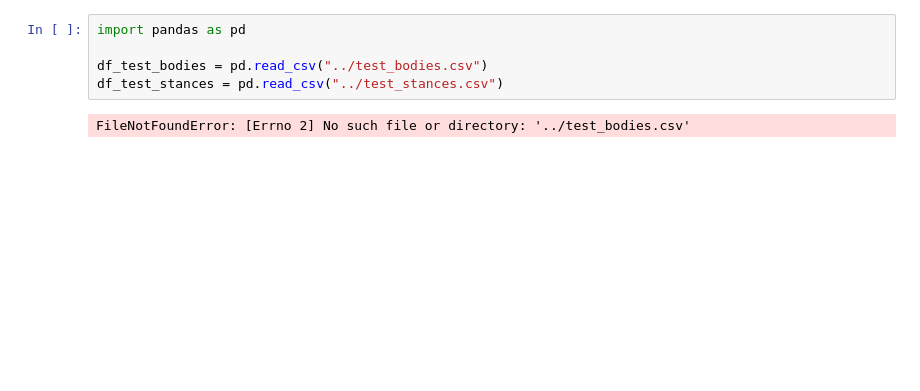
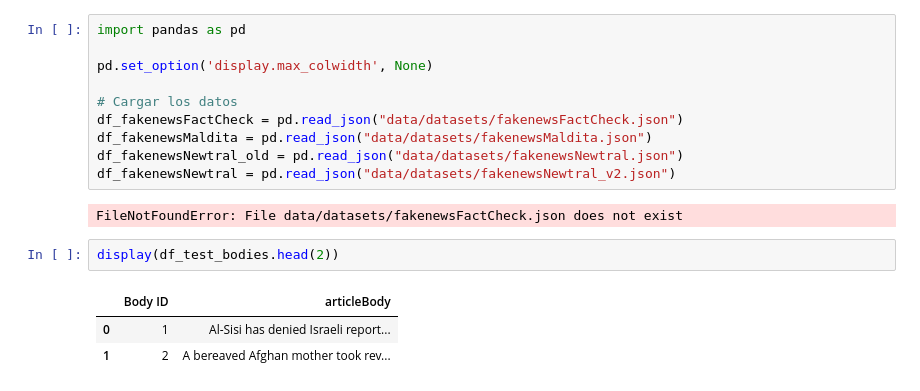
Before and after one commit to beatranche/VeriFake, a Jupyter notebook: main.ipynb, the cells around one changed output. Cells and saved outputs as stored; diff of their text form; blank space fills up the shorter version.

Commit message:
new datasets added

```diff
--- a/main.ipynb
+++ b/main.ipynb
@@ -1,7 +1,18 @@
-# %%
-import pandas as pd
-
-df_test_bodies = pd.read_csv("../test_bodies.csv")
-df_test_stances = pd.read_csv("../test_stances.csv")
-# %% [output]
-FileNotFoundError: [Errno 2] No such file or directory: '../test_bodies.csv'
+# %%
+import pandas as pd
+
+pd.set_option('display.max_colwidth', None)
+
+# Cargar los datos
+df_fakenewsFactCheck = pd.read_json("data/datasets/fakenewsFactCheck.json")
+df_fakenewsMaldita = pd.read_json("data/datasets/fakenewsMaldita.json")
+df_fakenewsNewtral_old = pd.read_json("data/datasets/fakenewsNewtral.json")
+df_fakenewsNewtral = pd.read_json("data/datasets/fakenewsNewtral_v2.json")
+# %% [output]
+FileNotFoundError: File data/datasets/fakenewsFactCheck.json does not exist
+# %%
+display(df_test_bodies.head(2))
+# %% [output]
+|  | Body ID | articleBody |
+| 0 | 1 | Al-Sisi has denied Israeli report... |
+| 1 | 2 | A bereaved Afghan mother took rev... |
```
Also changed, not shown: parts of 9 cells of this notebook, 11 other files.
